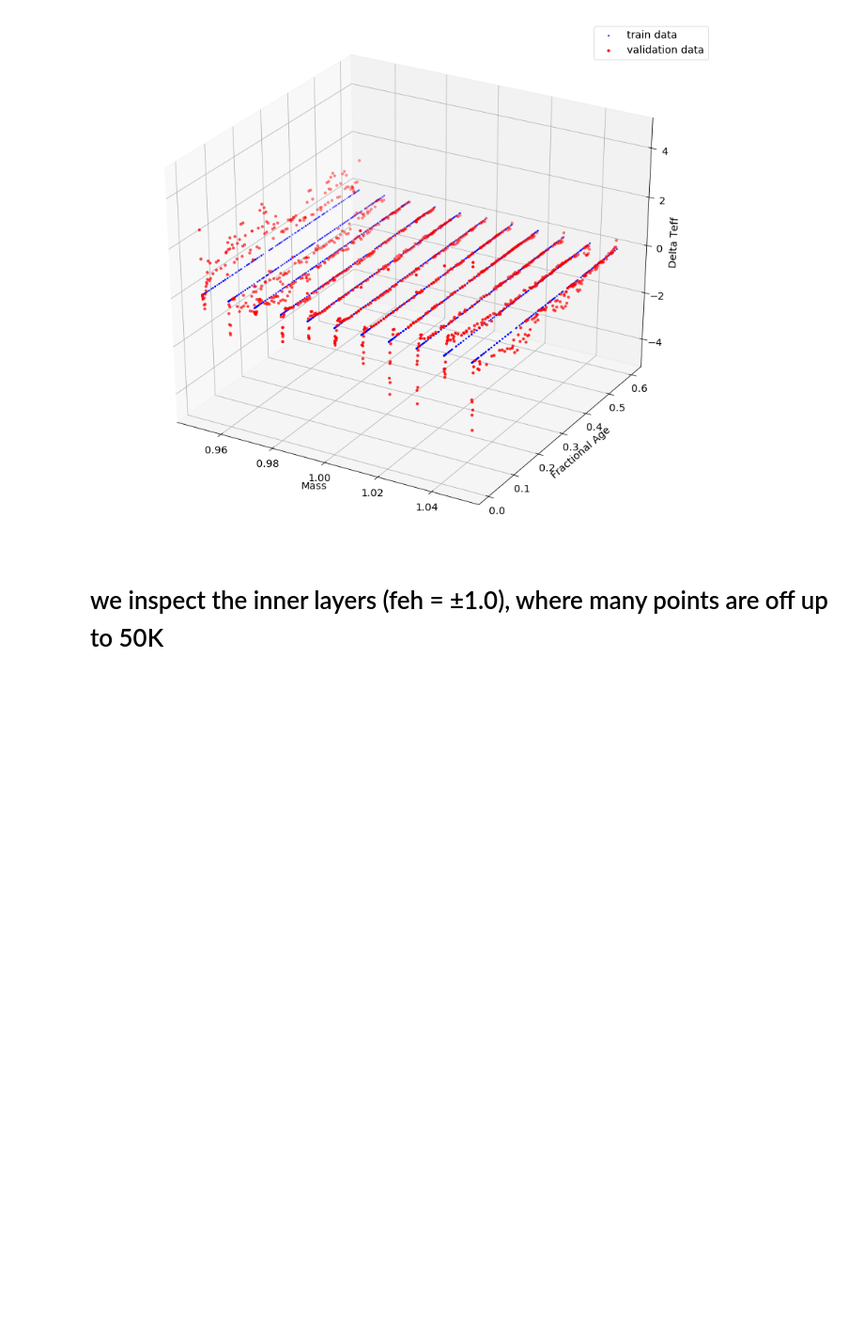
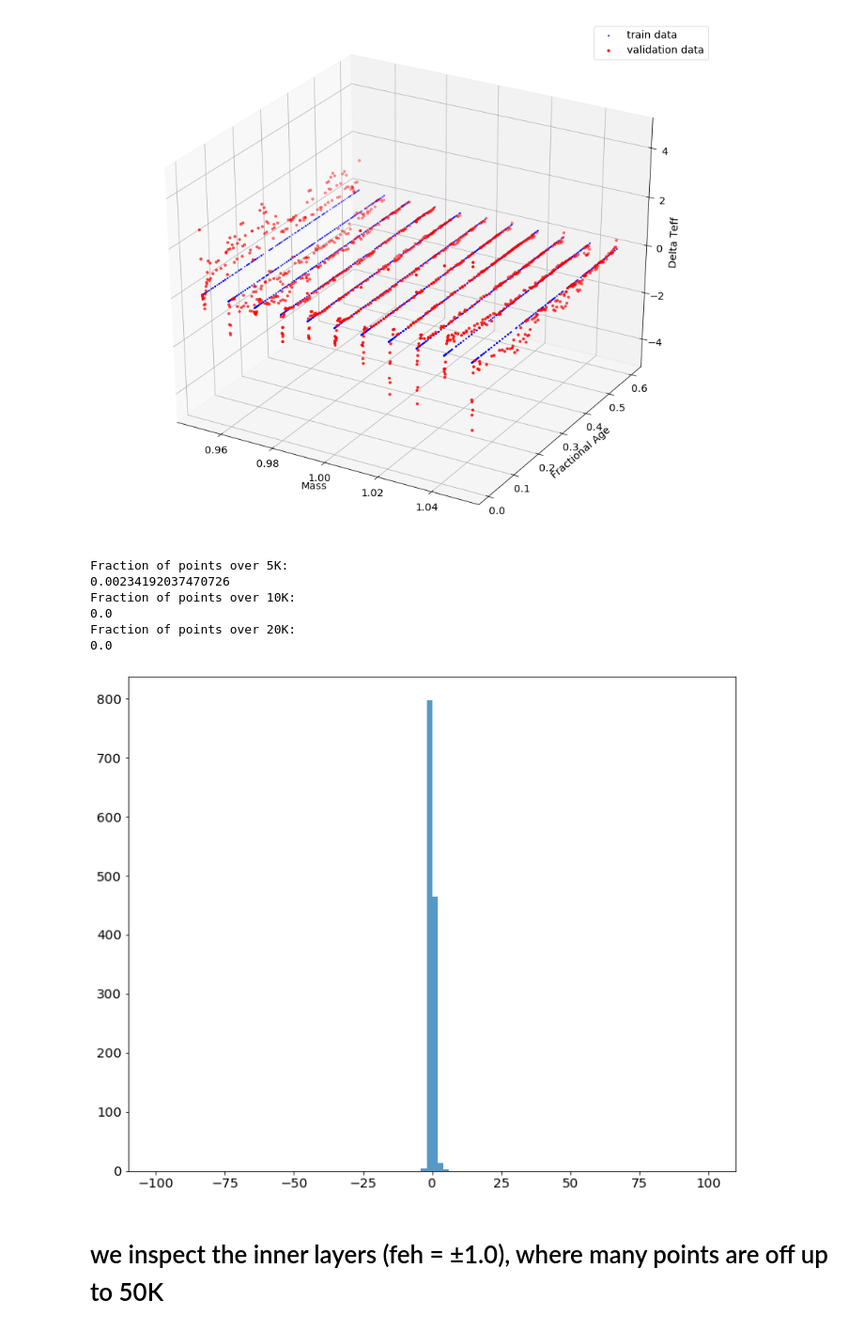
Before and after one commit to litanda/GPflow, a Jupyter notebook: GP_Grid_3D_Tanda.ipynb, the cells around one changed output. Shown at 94% size. Saved outputs shown, nothing was run; the diff lists cells and outputs as text; code cells hidden in the pictures; blank space fills up the shorter version.

```diff
--- a/GP_Grid_3D_Tanda.ipynb
+++ b/GP_Grid_3D_Tanda.ipynb
@@ -124,8 +124,6 @@ class global_2d_kernel:
         one_track = one_track.loc[((one_track['frac_age'] <= 0.6) &
                                   (one_track['star_mass'] <= 1.05) &
                                   (one_track['star_mass'] >= 0.95) &
-                                  (one_track['initial_feh'] >= -3.0) &
-                                  (one_track['initial_feh'] <= 3.0)
                                   )]
 
         if ((y_value != None) & (y_error != None) & (one_track.shape[0]>=10)):
@@ -196,7 +194,7 @@ fundimential_value = []
 
 observable = ['effective_T' , 'log_g']
 observable_value = [5777.0, 4.44]
-observable_error = [250.0, 0.2]
+observable_error = [250.0, 0.1]
 
 
 df = g2.get_data_of_a_grid(condition = '*.csv', number = None,
@@ -204,7 +202,7 @@ df = g2.get_data_of_a_grid(condition = '*.csv', number = None,
                            xrange = None,
                            y_value = None, #observable_value,
                            y_error = None, #observable_error,
-                           validation_frac = 0.4)
+                           validation_frac = 0.3)
 # %% [output]
 264 tracks are found
 the columns names are['star_mass', 'frac_age', 'star_age', 'initial_feh', 'effective_T', 'log_g']
@@ -372,6 +370,24 @@ ax.legend()
 # %% [output]
 <matplotlib.legend.Legend at 0x...>
 [figure]
+# %%
+d = mean_v[nuse_v] - z_v[nuse_v]
+dd = d.numpy()
+n, bins, patches = plt.hist(dd, range=[-100,100], bins = 100, alpha=0.75)
+print('Fraction of points over 5K:')
+print(np.sum(n[np.abs(bb) >= 5.])/np.sum(n))
+print('Fraction of points over 10K:')
+print(np.sum(n[np.abs(bb) >= 10.])/np.sum(n))
+print('Fraction of points over 20K:')
+print(np.sum(n[np.abs(bb) >= 20.])/np.sum(n))
+# %% [output]
+Fraction of points over 5K:
+0.00234192037470726
+Fraction of points over 10K:
+0.0
+Fraction of points over 20K:
+0.0
+[figure, added]
 # %% [markdown]
 # we inspect the inner layers (feh = ±1.0), where many points are off up to 50K
 # %%
```
Also changed, not shown: parts of 1 cell of this notebook, 1 other file.
